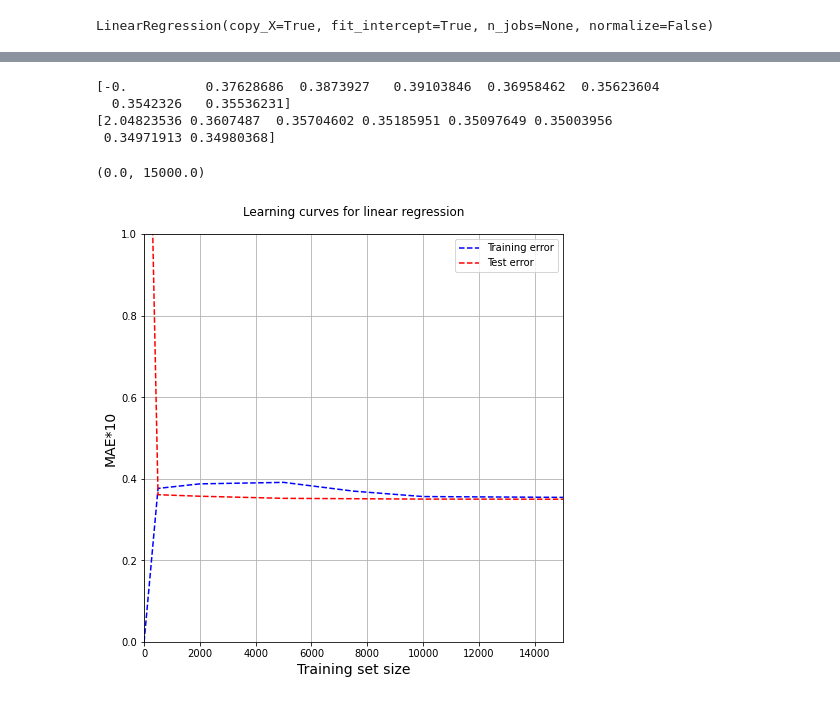
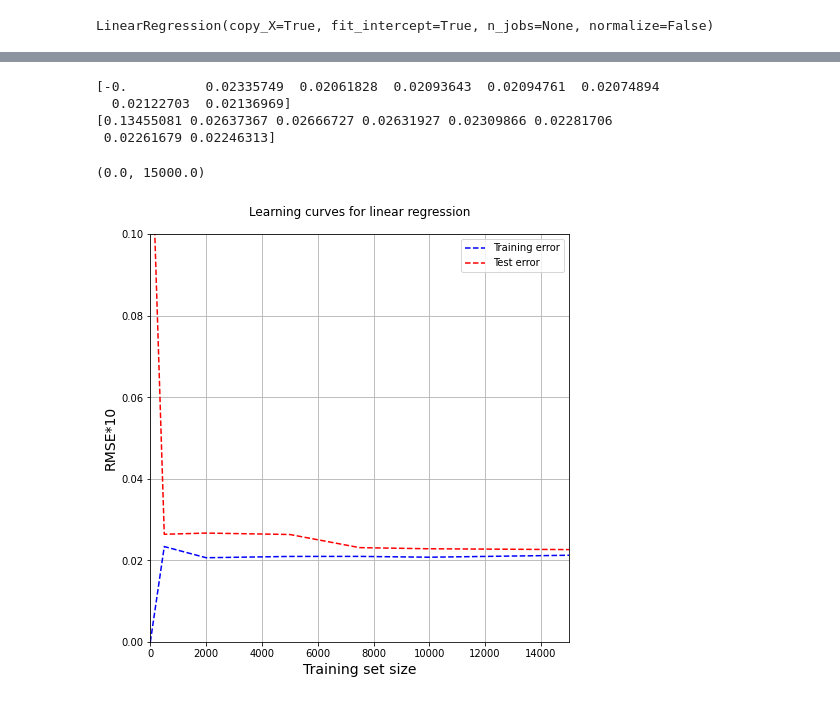
Before and after one commit to SerRichard/powerliftingrepo, a Jupyter notebook: Predicting lifts[Regression Comp].ipynb, the cells around one changed output, grey strips where cells are left out. Drawn from its saved outputs; the diff is of its cells as text; code cells hidden in the pictures.

```diff
--- a/Predicting lifts[Regression Comp].ipynb
+++ b/Predicting lifts[Regression Comp].ipynb
@@ -38,9 +24,10 @@ data
+# %%
+data = pd.read_csv('data.csv')
 # %%
 # Dropping columns not needed for this test
-data = data.drop(columns=['Name', 'AgeClass', 'Division',
-                          'Squat4Kg', 'Bench4Kg', 'Deadlift4Kg',
-                          'Place', 'Tested', 'Country', 'Federation',
-                          'Date', 'IPFPoints', 'TotalKg', 'Squat1Kg',
+data = data.drop(columns=['Name', 'AgeClass',                          'Squat4Kg', 'Bench4Kg', 'Deadlift4Kg',
+                          'Place', 'Tested',
+                          'Date', 'TotalKg', 'Squat1Kg',
                           'Squat2Kg', 'Squat3Kg','Bench1Kg', 'Bench2Kg',
                           'Bench3Kg', 'Deadlift1Kg', 'Deadlift2Kg',
                           'Deadlift3Kg', 'McCulloch', 'Wilks',
@@ -117,7 +133,7 @@ data[['Sex', 'Age', 'Equipment', 'BodyweightKg',
 # to accurate prediction. How accurate can we get with age,
 # sex, weight, and equipment?
 
-test_data = data[[ 'Sex', 'Age','BodyweightKg', 'Equipment', 'Glossbrenner']]
+test_data = data[[ 'Sex','BodyweightKg', 'Equipment', 'Glossbrenner']]
 
 target_squat = data[['Best3SquatKg']]
 
@@ -345,26 +383,26 @@ X = X,
 y = s, train_sizes = training_sizes,cv = 100,
 scoring = 'neg_root_mean_squared_error')
 
-train_scores_mean = -train_scores.mean(axis = 1)*10
-validation_scores_mean = -validation_scores.mean(axis = 1)*10
+train_scores_mean = -train_scores.mean(axis = 1)
+validation_scores_mean = -validation_scores.mean(axis = 1)
 print(train_scores_mean)
 print(validation_scores_mean)
 # %% [output]
-[-0.          0.37628686  0.3873927   0.39103846  0.36958462  0.35623604
-  0.3542326   0.35536231]
-[2.04823536 0.3607487  0.35704602 0.35185951 0.35097649 0.35003956
- 0.34971913 0.34980368]
+[-0.          0.02335749  0.02061828  0.02093643  0.02094761  0.02074894
+  0.02122703  0.02136969]
+[0.13455081 0.02637367 0.02666727 0.02631927 0.02309866 0.02281706
+ 0.02261679 0.02246313]
 # %%
 plt.figure(figsize=(7.5,7.5))
 plt.plot(train_sizes, train_scores_mean, 'b--', label = 'Training error')
 plt.plot(train_sizes, validation_scores_mean, 'r--', label = 'Test error')
-plt.ylabel('MAE*10', fontsize = 14)
+plt.ylabel('RMSE*10', fontsize = 14)
 plt.xlabel('Training set size', fontsize = 14)
 plt.title('Learning curves for linear regression', fontsize = 12, y = 1.03)
 plt.grid(True)
 plt.legend()
-plt.ylim(0, 1)
+plt.ylim(0, 0.1)
 plt.xlim(0, 15000)
 # %% [output]
 (0.0, 15000.0)
-[figure, old version]
+[figure, new version]
```
Also changed, not shown: parts of 20 cells of this notebook.
